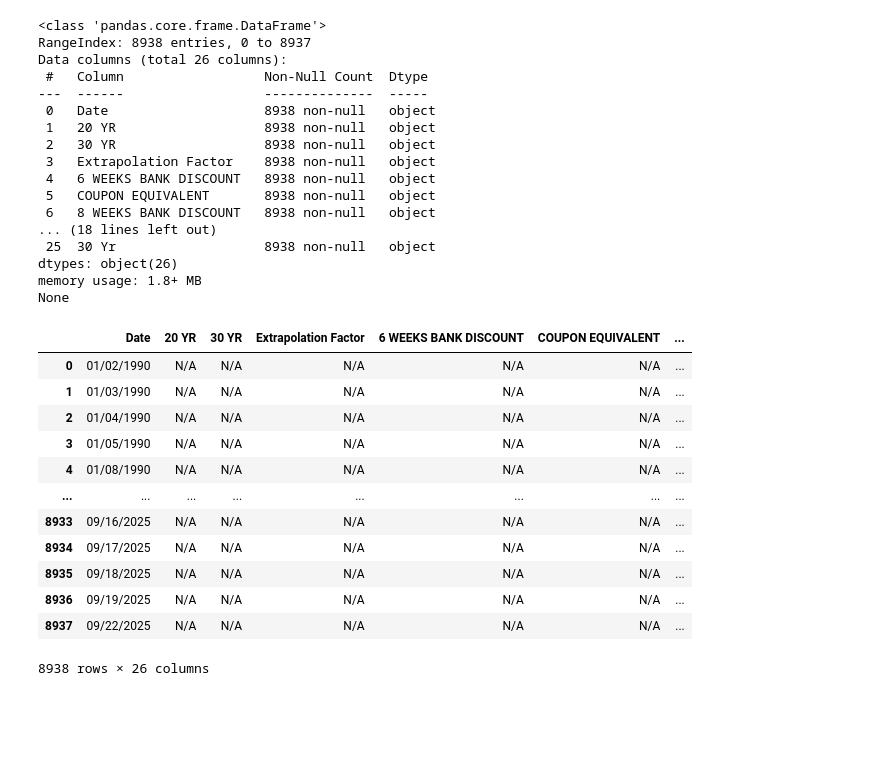
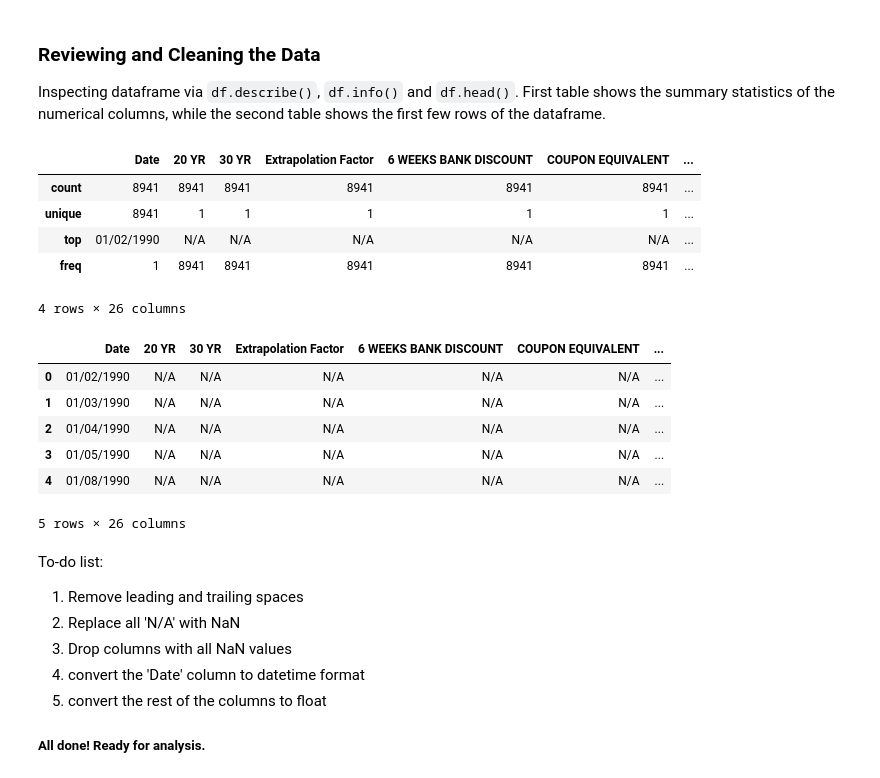
Before and after one commit to Pylon521/samanthaPortfolio, a Jupyter notebook: USTreasuryRatesScrapper/WebScrap_US_Treasury_Rate.ipynb, the cells around one changed output. Saved outputs shown, nothing was run; the diff lists cells and outputs as text; code cells hidden in the pictures; blank space fills up the shorter version.

```diff
--- a/USTreasuryRatesScrapper/WebScrap_US_Treasury_Rate.ipynb
+++ b/USTreasuryRatesScrapper/WebScrap_US_Treasury_Rate.ipynb
@@ -53,37 +76,33 @@ df=pd.DataFrame(data=all_rows, columns=headings)
-# %%
-print(df.info())
-df.to_csv('raw_US_Treasury_Rates.csv', index=False)
-# data cleaning, data fill with N/A, convert N/A to NaN, convert str to float
-df
-# %% [output]
-<class 'pandas.core.frame.DataFrame'>
-RangeIndex: 8938 entries, 0 to 8937
-Data columns (total 26 columns):
- #   Column                  Non-Null Count  Dtype
----  ------                  --------------  -----
- 0   Date                    8938 non-null   object
- 1   20 YR                   8938 non-null   object
- 2   30 YR                   8938 non-null   object
- 3   Extrapolation Factor    8938 non-null   object
- 4   6 WEEKS BANK DISCOUNT   8938 non-null   object
- 5   COUPON EQUIVALENT       8938 non-null   object
- 6   8 WEEKS BANK DISCOUNT   8938 non-null   object
-... (18 lines left out)
- 25  30 Yr                   8938 non-null   object
-dtypes: object(26)
-memory usage: 1.8+ MB
-None
-|  | Date | 20 YR | 30 YR | Extrapolation Factor | 6 WEEKS BANK DISCOUNT | COUPON EQUIVALENT | ... |
-| 0 | 01/02/1990 | N/A | N/A | N/A | N/A | N/A | ... |
-| 1 | 01/03/1990 | N/A | N/A | N/A | N/A | N/A | ... |
-| 2 | 01/04/1990 | N/A | N/A | N/A | N/A | N/A | ... |
-| 3 | 01/05/1990 | N/A | N/A | N/A | N/A | N/A | ... |
-| 4 | 01/08/1990 | N/A | N/A | N/A | N/A | N/A | ... |
-| ... | ... | ... | ... | ... | ... | ... | ... |
-| 8933 | 09/16/2025 | N/A | N/A | N/A | N/A | N/A | ... |
-| 8934 | 09/17/2025 | N/A | N/A | N/A | N/A | N/A | ... |
-| 8935 | 09/18/2025 | N/A | N/A | N/A | N/A | N/A | ... |
-| 8936 | 09/19/2025 | N/A | N/A | N/A | N/A | N/A | ... |
-| 8937 | 09/22/2025 | N/A | N/A | N/A | N/A | N/A | ... |
-8938 rows × 26 columns
+# %% [markdown]
+### Reviewing and Cleaning the Data
+
+Inspecting dataframe via `df.describe()`, `df.info()` and `df.head()`.
+First table shows the summary statistics of the numerical columns, while the second table shows the first few rows of the dataframe.
+# %%
+display(df.describe(), df.head())
+# noticed there are space in N/A cell,
+# print("N/A cell: '", df['20 YR'][0], "'")
+# %% [output]
+|  | Date | 20 YR | 30 YR | Extrapolation Factor | 6 WEEKS BANK DISCOUNT | COUPON EQUIVALENT | ... |
+| count | 8941 | 8941 | 8941 | 8941 | 8941 | 8941 | ... |
+| unique | 8941 | 1 | 1 | 1 | 1 | 1 | ... |
+| top | 01/02/1990 | N/A | N/A | N/A | N/A | N/A | ... |
+| freq | 1 | 8941 | 8941 | 8941 | 8941 | 8941 | ... |
+4 rows × 26 columns
+|  | Date | 20 YR | 30 YR | Extrapolation Factor | 6 WEEKS BANK DISCOUNT | COUPON EQUIVALENT | ... |
+| 0 | 01/02/1990 | N/A | N/A | N/A | N/A | N/A | ... |
+| 1 | 01/03/1990 | N/A | N/A | N/A | N/A | N/A | ... |
+| 2 | 01/04/1990 | N/A | N/A | N/A | N/A | N/A | ... |
+| 3 | 01/05/1990 | N/A | N/A | N/A | N/A | N/A | ... |
+| 4 | 01/08/1990 | N/A | N/A | N/A | N/A | N/A | ... |
+5 rows × 26 columns
+# %% [markdown]
+To-do list:
+1. Remove leading and trailing spaces
+2. Replace all 'N/A' with NaN
+3. Drop columns with all NaN values
+4. convert the 'Date' column to datetime format
+5. convert the rest of the columns to float
+
+##### All done! Ready for analysis.
 # %%
```
Also changed, not shown: parts of 16 cells of this notebook, 23 other files.
